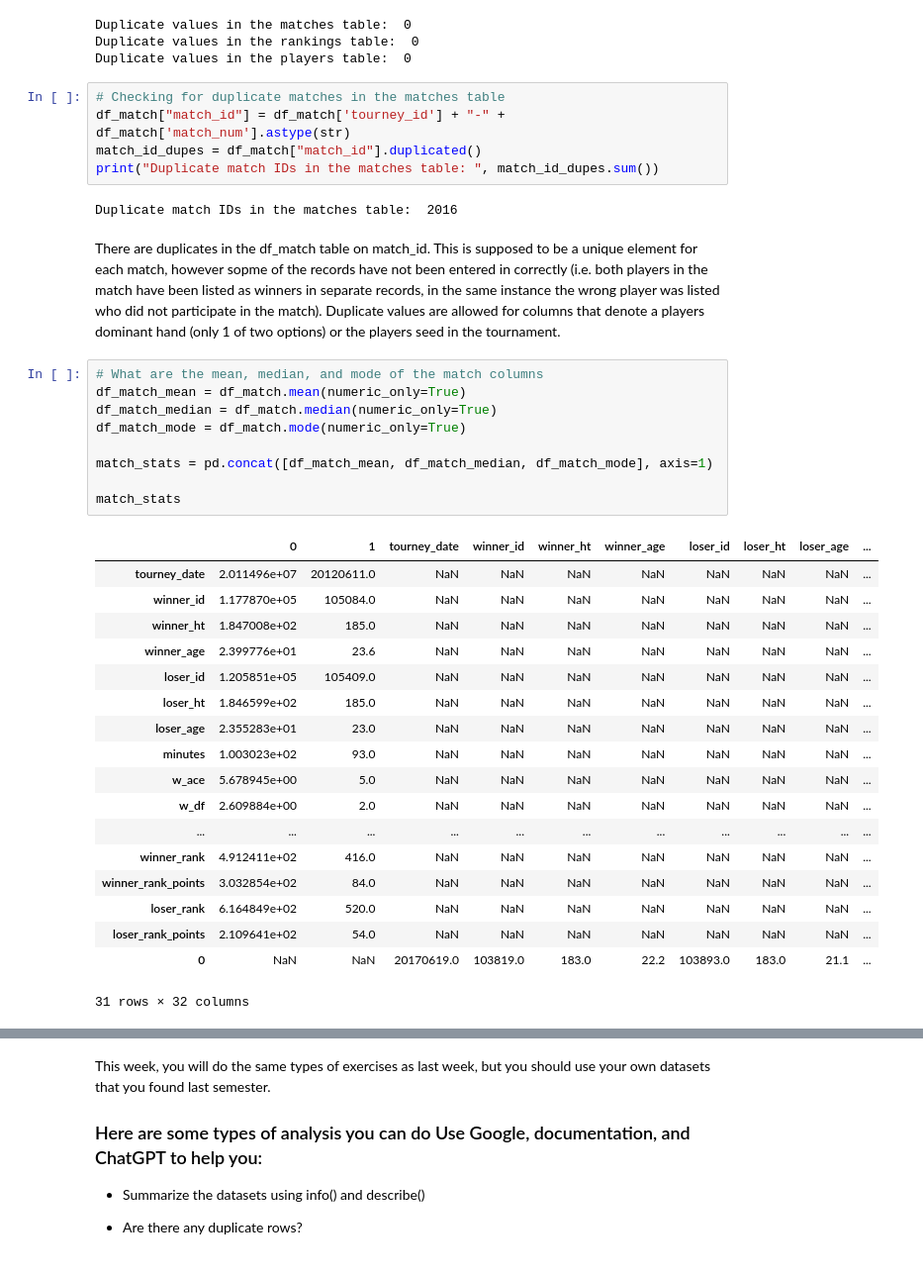
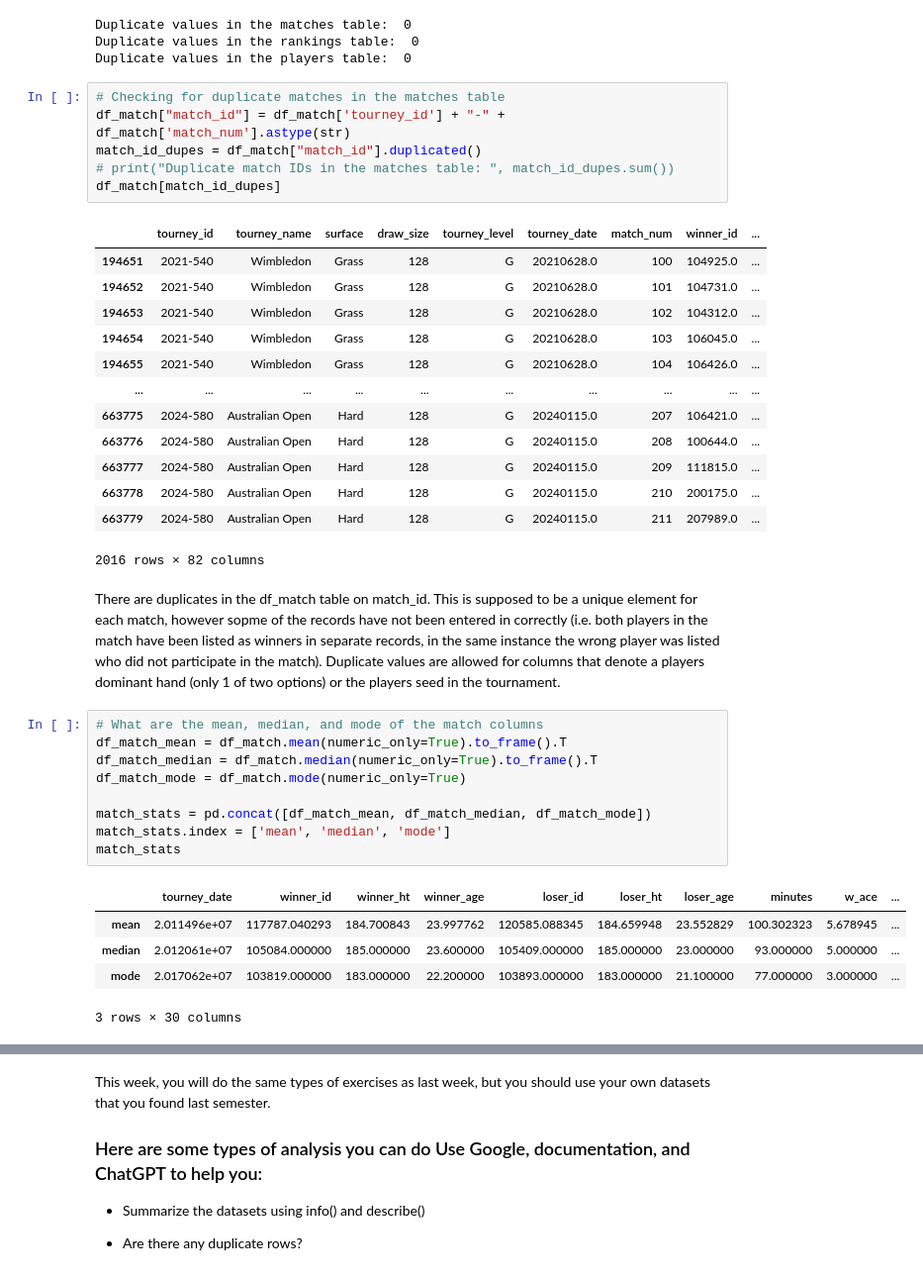
Before and after one commit to jtvon/2025-spring-B2, a Jupyter notebook: OMDS-ModB2-Week02-vonSeggern-John.ipynb, the cells around one changed output, grey strips where cells are left out. Shown at 99% size. Drawn from its saved outputs; the diff is of its cells as text.

```diff
--- a/OMDS-ModB2-Week02-vonSeggern-John.ipynb
+++ b/OMDS-ModB2-Week02-vonSeggern-John.ipynb
@@ -196,36 +196,36 @@ Duplicate values in the players table:  0
 # Checking for duplicate matches in the matches table
 df_match["match_id"] = df_match['tourney_id'] + "-" + df_match['match_num'].astype(str)
 match_id_dupes = df_match["match_id"].duplicated()
-print("Duplicate match IDs in the matches table: ", match_id_dupes.sum())
+# print("Duplicate match IDs in the matches table: ", match_id_dupes.sum())
+df_match[match_id_dupes]
 # %% [output]
+|  | tourney_id | tourney_name | surface | draw_size | tourney_level | tourney_date | match_num | winner_id | ... |
+| 194651 | 2021-540 | Wimbledon | Grass | 128 | G | 20210628.0 | 100 | 104925.0 | ... |
+| 194652 | 2021-540 | Wimbledon | Grass | 128 | G | 20210628.0 | 101 | 104731.0 | ... |
+| 194653 | 2021-540 | Wimbledon | Grass | 128 | G | 20210628.0 | 102 | 104312.0 | ... |
+| 194654 | 2021-540 | Wimbledon | Grass | 128 | G | 20210628.0 | 103 | 106045.0 | ... |
+| 194655 | 2021-540 | Wimbledon | Grass | 128 | G | 20210628.0 | 104 | 106426.0 | ... |
+| ... | ... | ... | ... | ... | ... | ... | ... | ... | ... |
+| 663775 | 2024-580 | Australian Open | Hard | 128 | G | 20240115.0 | 207 | 106421.0 | ... |
+| 663776 | 2024-580 | Australian Open | Hard | 128 | G | 20240115.0 | 208 | 100644.0 | ... |
+| 663777 | 2024-580 | Australian Open | Hard | 128 | G | 20240115.0 | 209 | 111815.0 | ... |
+| 663778 | 2024-580 | Australian Open | Hard | 128 | G | 20240115.0 | 210 | 200175.0 | ... |
+| 663779 | 2024-580 | Australian Open | Hard | 128 | G | 20240115.0 | 211 | 207989.0 | ... |
-Duplicate match IDs in the matches table:  2016
+2016 rows × 82 columns
 # %% [markdown]
 There are duplicates in the df_match table on match_id. This is supposed to be a unique element for each match, however sopme of the records have not been entered in correctly (i.e. both players in the match have been listed as winners in separate records, in the same instance the wrong player was listed who did not participate in the match). Duplicate values are allowed for columns that denote a players dominant hand (only 1 of two options) or the players seed in the tournament.
 # %%
 # What are the mean, median, and mode of the match columns
-df_match_mean = df_match.mean(numeric_only=True)
-df_match_median = df_match.median(numeric_only=True)
+df_match_mean = df_match.mean(numeric_only=True).to_frame().T
+df_match_median = df_match.median(numeric_only=True).to_frame().T
 df_match_mode = df_match.mode(numeric_only=True)
 
-match_stats = pd.concat([df_match_mean, df_match_median, df_match_mode], axis=1)
-
+match_stats = pd.concat([df_match_mean, df_match_median, df_match_mode])
+match_stats.index = ['mean', 'median', 'mode']
 match_stats
 # %% [output]
-|  | 0 | 1 | tourney_date | winner_id | winner_ht | winner_age | loser_id | loser_ht | loser_age | ... |
-| tourney_date | 2.011496e+07 | 20120611.0 | NaN | NaN | NaN | NaN | NaN | NaN | NaN | ... |
-| winner_id | 1.177870e+05 | 105084.0 | NaN | NaN | NaN | NaN | NaN | NaN | NaN | ... |
-| winner_ht | 1.847008e+02 | 185.0 | NaN | NaN | NaN | NaN | NaN | NaN | NaN | ... |
-| winner_age | 2.399776e+01 | 23.6 | NaN | NaN | NaN | NaN | NaN | NaN | NaN | ... |
-| loser_id | 1.205851e+05 | 105409.0 | NaN | NaN | NaN | NaN | NaN | NaN | NaN | ... |
-| loser_ht | 1.846599e+02 | 185.0 | NaN | NaN | NaN | NaN | NaN | NaN | NaN | ... |
-| loser_age | 2.355283e+01 | 23.0 | NaN | NaN | NaN | NaN | NaN | NaN | NaN | ... |
-| minutes | 1.003023e+02 | 93.0 | NaN | NaN | NaN | NaN | NaN | NaN | NaN | ... |
-| w_ace | 5.678945e+00 | 5.0 | NaN | NaN | NaN | NaN | NaN | NaN | NaN | ... |
-| w_df | 2.609884e+00 | 2.0 | NaN | NaN | NaN | NaN | NaN | NaN | NaN | ... |
-| ... | ... | ... | ... | ... | ... | ... | ... | ... | ... | ... |
-| winner_rank | 4.912411e+02 | 416.0 | NaN | NaN | NaN | NaN | NaN | NaN | NaN | ... |
-| winner_rank_points | 3.032854e+02 | 84.0 | NaN | NaN | NaN | NaN | NaN | NaN | NaN | ... |
-| loser_rank | 6.164849e+02 | 520.0 | NaN | NaN | NaN | NaN | NaN | NaN | NaN | ... |
-| loser_rank_points | 2.109641e+02 | 54.0 | NaN | NaN | NaN | NaN | NaN | NaN | NaN | ... |
-| 0 | NaN | NaN | 20170619.0 | 103819.0 | 183.0 | 22.2 | 103893.0 | 183.0 | 21.1 | ... |
+|  | tourney_date | winner_id | winner_ht | winner_age | loser_id | loser_ht | loser_age | minutes | w_ace | ... |
+| mean | 2.011496e+07 | 117787.040293 | 184.700843 | 23.997762 | 120585.088345 | 184.659948 | 23.552829 | 100.302323 | 5.678945 | ... |
+| median | 2.012061e+07 | 105084.000000 | 185.000000 | 23.600000 | 105409.000000 | 185.000000 | 23.000000 | 93.000000 | 5.000000 | ... |
+| mode | 2.017062e+07 | 103819.000000 | 183.000000 | 22.200000 | 103893.000000 | 183.000000 | 21.100000 | 77.000000 | 3.000000 | ... |
-31 rows × 32 columns
+3 rows × 30 columns
```
Also changed, not shown: parts of 11 cells of this notebook.
